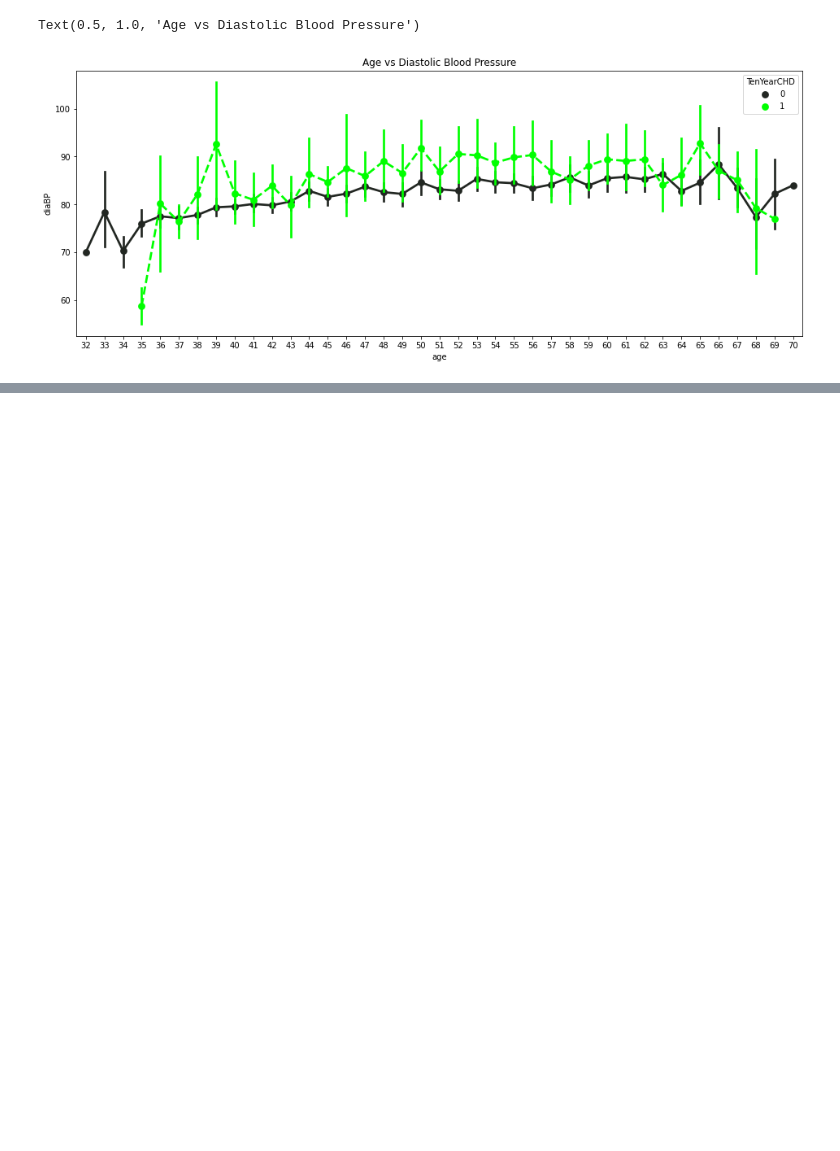
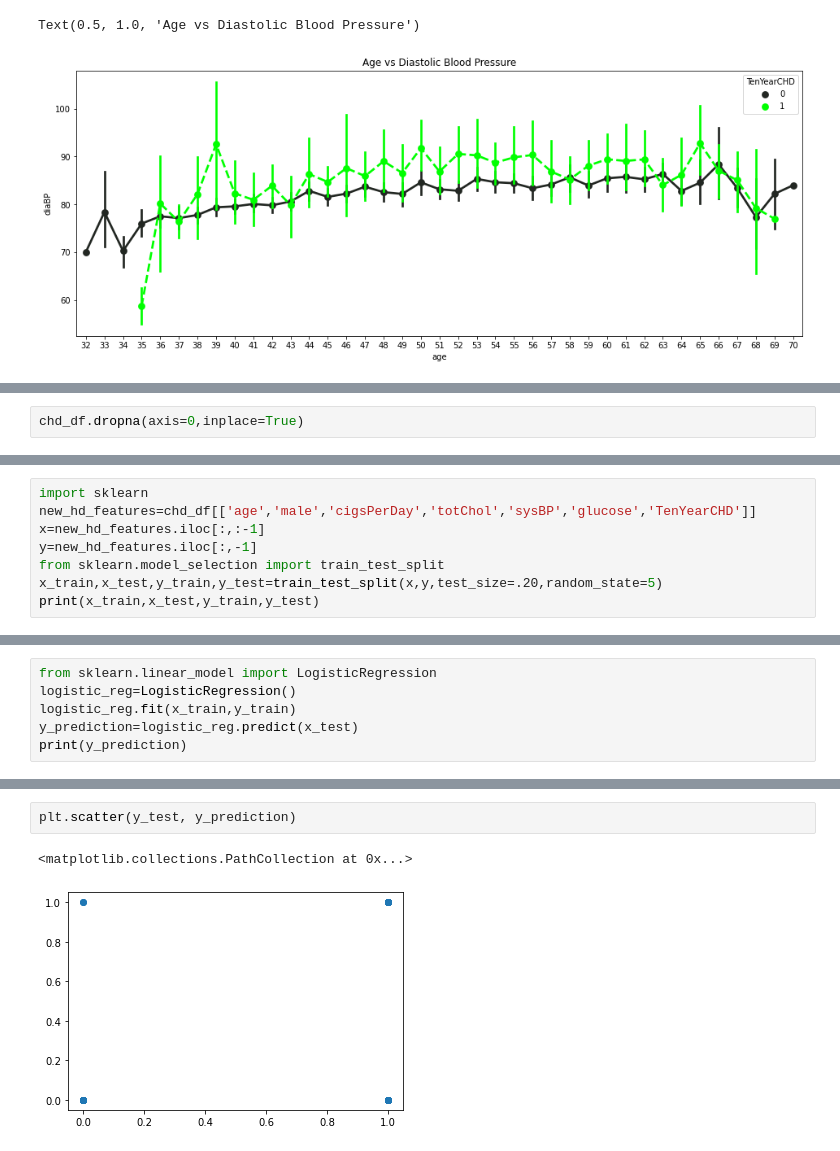
Before and after one commit to NimeshaPrasadini/ML_Assignment2_IT19028774_IT19140476_IT19123578_IT19138732, a Jupyter notebook: IT19028774_IT19140476_IT19123578_IT19138732.ipynb, the cells around one changed output, grey strips where cells are left out. Saved outputs shown, nothing was run; the diff lists cells and outputs as text; blank space fills up the shorter version.

```diff
--- a/IT19028774_IT19140476_IT19123578_IT19138732.ipynb
+++ b/IT19028774_IT19140476_IT19123578_IT19138732.ipynb
@@ -278,0 +298,2 @@ Text(0.5, 1.0, 'Age vs Diastolic Blood Pressure')
+# %%
+chd_df.dropna(axis=0,inplace=True)
@@ -278,0 +394,8 @@ Text(0.5, 1.0, 'Age vs Diastolic Blood Pressure')
+# %%
+import sklearn
+new_hd_features=chd_df[['age','male','cigsPerDay','totChol','sysBP','glucose','TenYearCHD']]
+x=new_hd_features.iloc[:,:-1]
+y=new_hd_features.iloc[:,-1]
+from sklearn.model_selection import train_test_split
+x_train,x_test,y_train,y_test=train_test_split(x,y,test_size=.20,random_state=5)
+print(x_train,x_test,y_train,y_test)
@@ -278,0 +420,6 @@ Text(0.5, 1.0, 'Age vs Diastolic Blood Pressure')
+# %%
+from sklearn.linear_model import LogisticRegression
+logistic_reg=LogisticRegression()
+logistic_reg.fit(x_train,y_train)
+y_prediction=logistic_reg.predict(x_test)
+print(y_prediction)
@@ -278,0 +444,5 @@ Text(0.5, 1.0, 'Age vs Diastolic Blood Pressure')
+# %%
+plt.scatter(y_test, y_prediction)
+# %% [output]
+<matplotlib.collections.PathCollection at 0x...>
+[figure, added]
```
Also changed, not shown: parts of 11 cells of this notebook.
